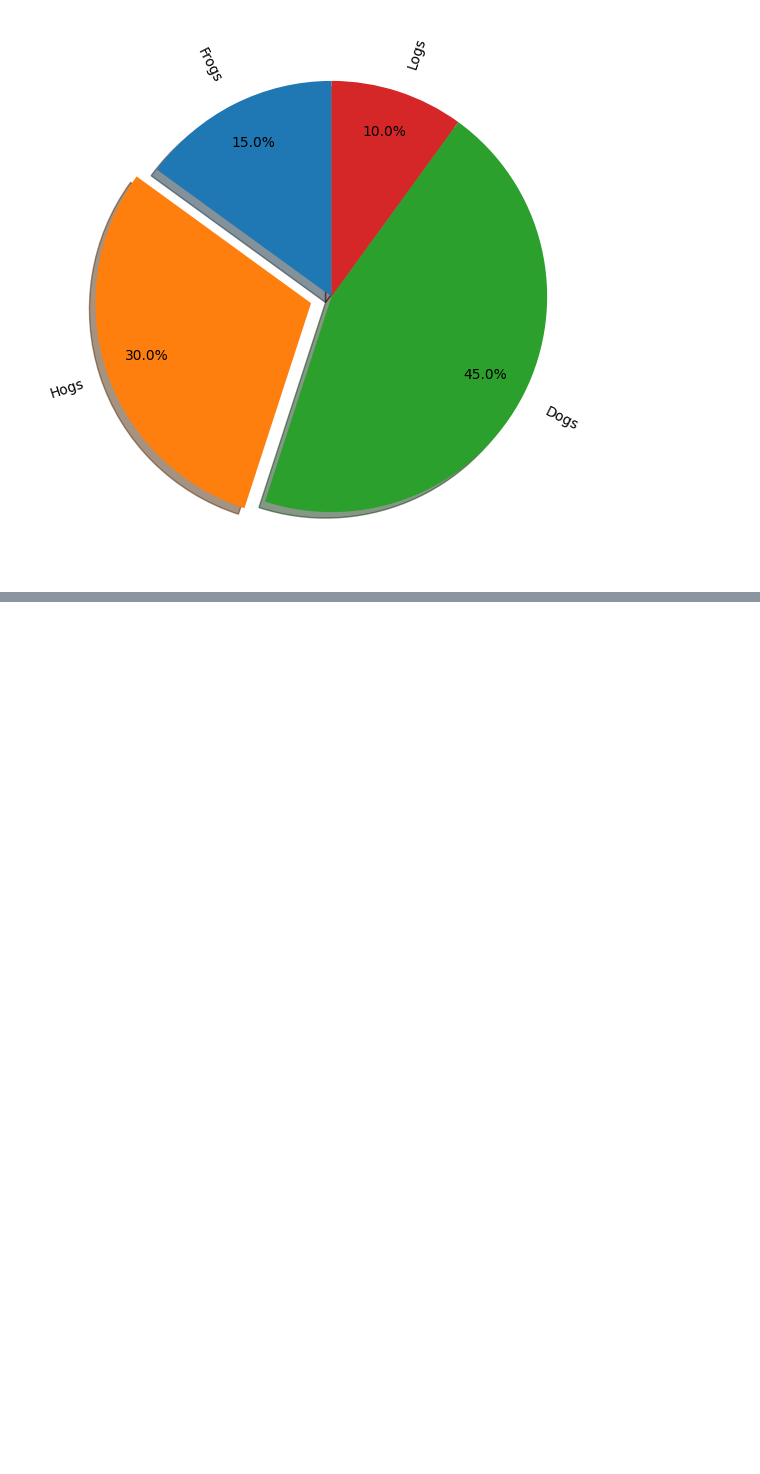
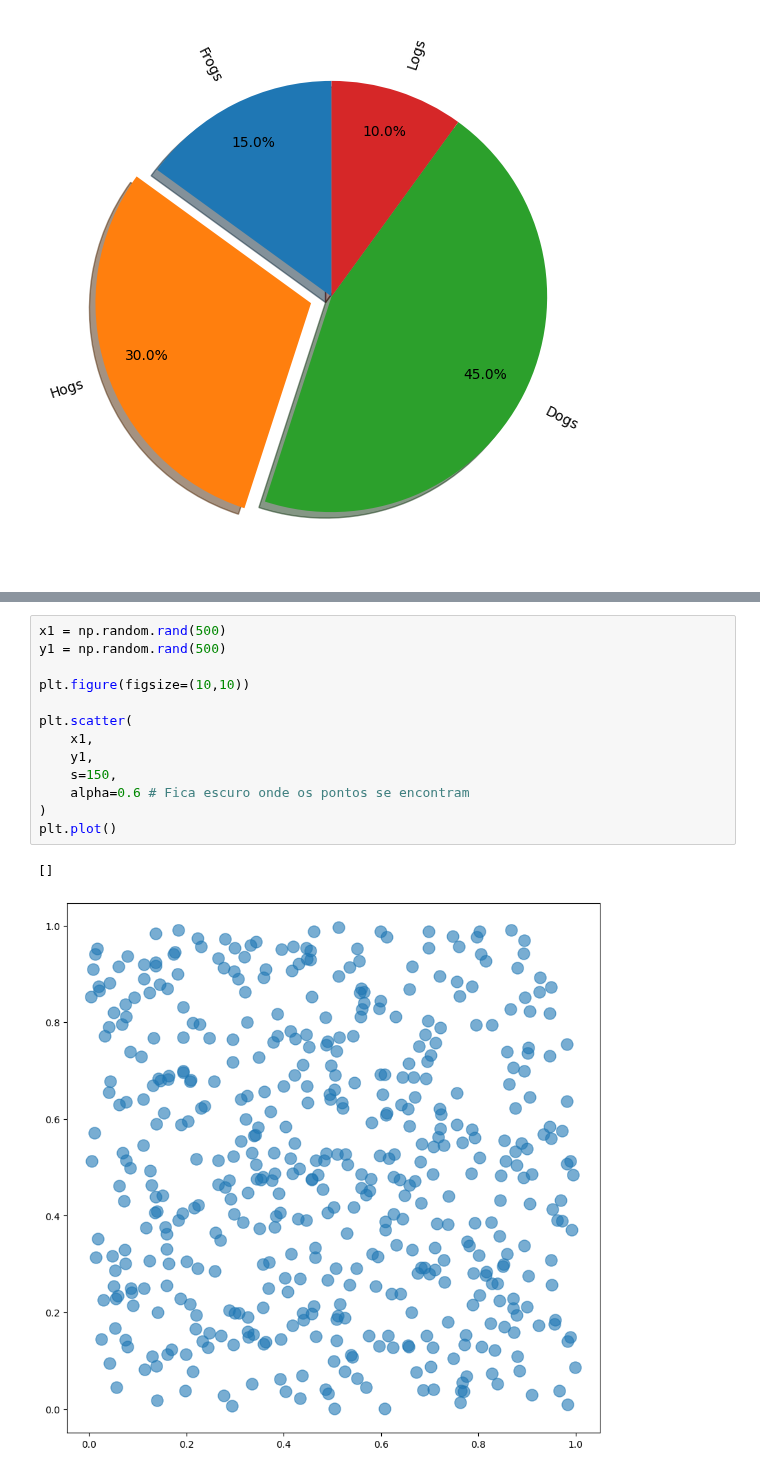
Before and after one commit to francfelipe/python-fundamentos, a Jupyter notebook: plumbers/python-exercicios-matplotlib.ipynb, the cells around one changed output, grey strips where cells are left out. Drawn from its saved outputs; the diff is of its cells as text; blank space fills up the shorter version.

```diff
--- a/plumbers/python-exercicios-matplotlib.ipynb
+++ b/plumbers/python-exercicios-matplotlib.ipynb
@@ -79,0 +129,16 @@ plt.show()
+# %%
+x1 = np.random.rand(500)
+y1 = np.random.rand(500)
+
+plt.figure(figsize=(10,10))
+
+plt.scatter(
+    x1,
+    y1,
+    s=150,
+    alpha=0.6 # Fica escuro onde os pontos se encontram
+)
+plt.plot()
+# %% [output]
+[]
+[figure, added]
```
Also changed, not shown: parts of 12 cells of this notebook.
